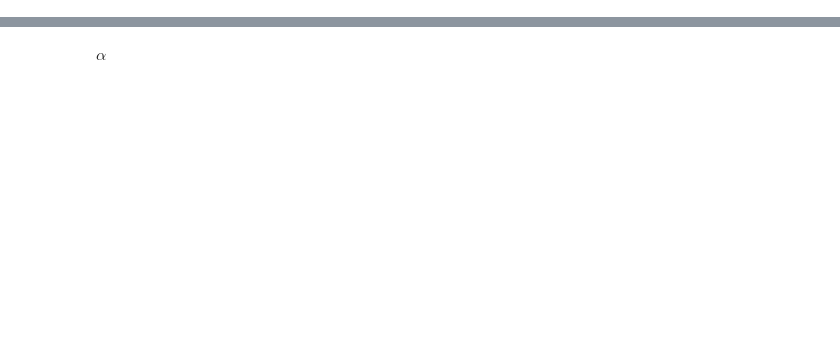
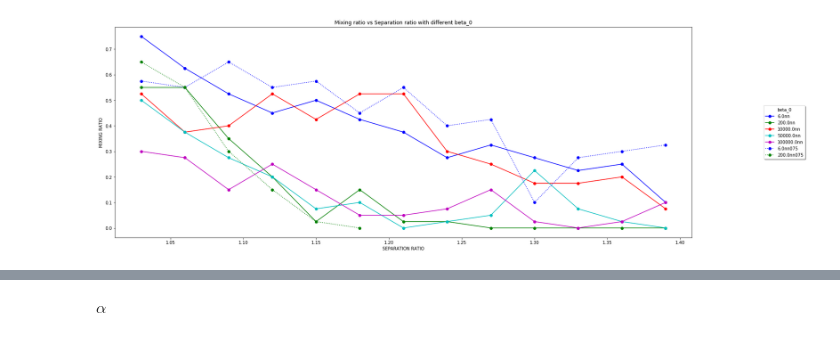
Before and after one commit to madrixx/deep_tempering, a Jupyter notebook: mnist_experiments_plot.ipynb, the cells around one changed output, grey strips where cells are left out. Saved outputs shown, nothing was run; the diff lists cells and outputs as text; code cells hidden in the pictures; blank space fills up the shorter version.

```diff
--- a/mnist_experiments_plot.ipynb
+++ b/mnist_experiments_plot.ipynb
@@ -38,2 +52,17 @@ plot.legend(fig, ax, legend_title = 'beta_0', xlabel='SEPARATION RATIO', ylabel=
+# %%
+fig, ax = plt.subplots()
+figs = []
+i = 0
+for ee in ees:
+    x, y = ee.get_mixing_ratio_vs_separation_ratio_data()
+    label = str(ee._se[list(ee._se.keys())[0]].get_description()['noise_list'][0]) + str(ee).split('_')[0]
+    figs.append(plot.plot(x, y,fig=fig, ax=ax, label=label, splined_points_mult=None, fmt=format_strings[i]))
+    i += 1
+
+plot.legend(fig, ax, legend_title = 'beta_0', xlabel='SEPARATION RATIO', ylabel='MIXING RATIO', title='Mixing ratio vs Separation ratio with different beta_0')
+
+#fig = plot.plot(x1, y1, fig=fig, ax=ax, label='replica2')
+# %% [output]
+[figure, added]
 # %%
 reload(summ_ext2)
```
Also changed, not shown: parts of 4 cells of this notebook.
